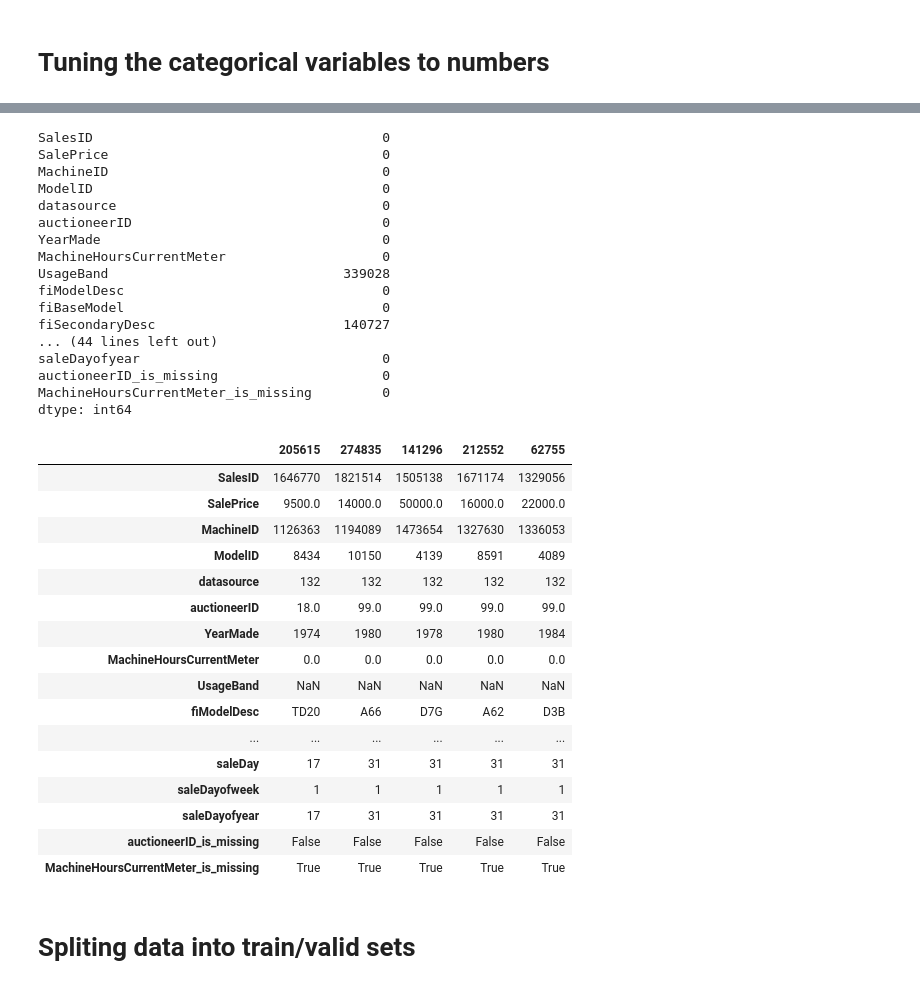
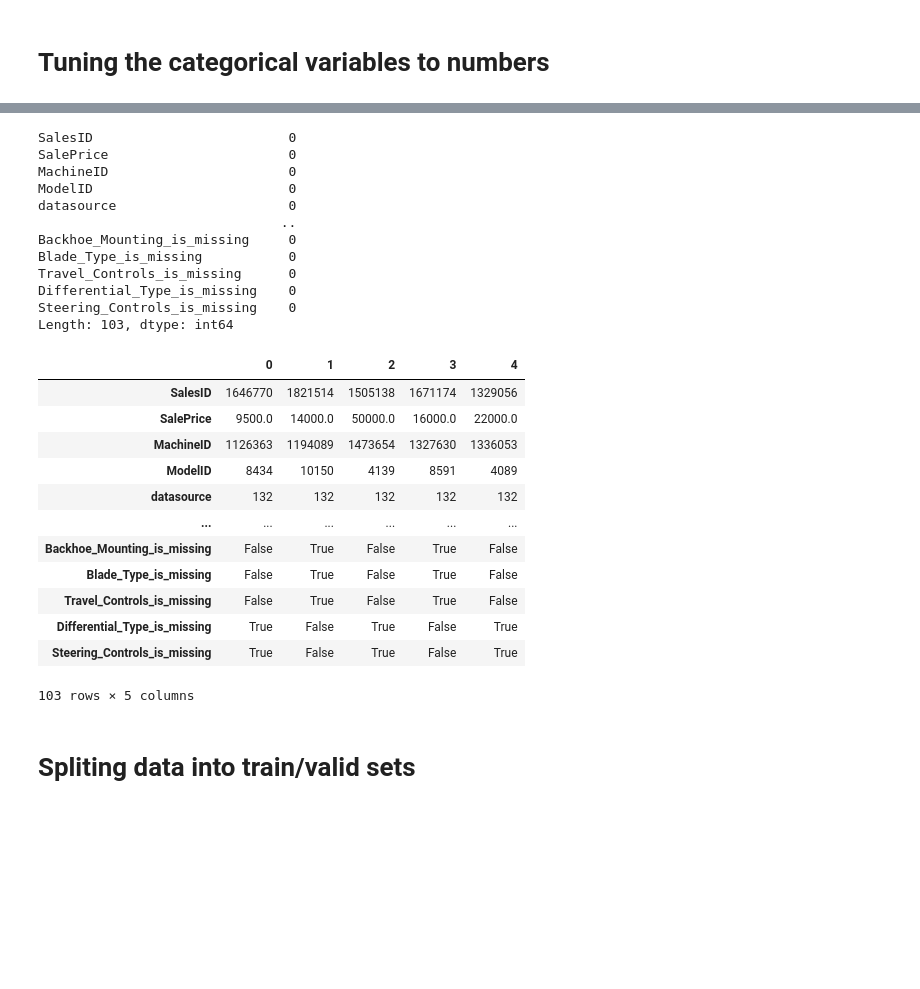
Before and after one commit to dilqvl62/Bulldozer_price_prediction, a Jupyter notebook: Bulldozers-price.ipynb, the cells around one changed output, grey strips where cells are left out. Saved outputs shown, nothing was run; the diff lists cells and outputs as text; code cells hidden in the pictures; blank space fills up the shorter version.

```diff
--- a/Bulldozers-price.ipynb
+++ b/Bulldozers-price.ipynb
@@ -443,15 +445,15 @@ MachineHoursCurrentMeter
 # %%
 # Fill numeric rows with the median
-for label, content in Bulldozers_df_tmp.items():
+for label, content in Bull_tmp.items():
     if pd.api.types.is_numeric_dtype(content):
         if pd.isnull(content).sum():
             # Add a binary column which tells if the data was missing our not
-            Bulldozers_df_tmp[label+"_is_missing"] = pd.isnull(content)
+            Bull_tmp[label+"_is_missing"] = pd.isnull(content)
             # Fill missing numeric values with median since it's more robust than the mean
-            Bulldozers_df_tmp[label] = content.fillna(content.median())
+            Bull_tmp[label] = content.fillna(content.median())
 # %%
 # Check if there's any null values
-for label, content in Bulldozers_df_tmp.items():
+for label, content in Bull_tmp.items():
     if pd.api.types.is_numeric_dtype(content):
         if pd.isnull(content).sum():
             print(label)
@@ -466,7 +468,7 @@ Name: auctioneerID_is_missing, dtype: int64
 # Tuning the categorical variables to numbers
 # %%
 # Check columns which *aren't* numeric
-for label, content in Bulldozers_df.items():
+for label, content in Bull_tmp.items():
     if not pd.api.types.is_numeric_dtype(content):
         print(label)
 # %% [output]
@@ -489,11 +491,11 @@ Differential_Type
 Steering_Controls
 # %%
 # Turn categorical variables into numbers
-for label, content in Bulldozers_df_tmp.items():
+for label, content in Bull_tmp.items():
     # Check columns which *aren't* numeric
     if not pd.api.types.is_numeric_dtype(content):
         # Add binary column to inidicate whether sample had missing value
-        Bulldozers_df[label+"_is_missing"] = pd.isnull(content)
+        Bull_tmp[label+"_is_missing"] = pd.isnull(content)
         # We add the +1 because pandas encodes missing categories as -1
-        Bulldozers_df[label] = pd.Categorical(content).codes+1
+        Bull_tmp[label] = pd.Categorical(content).codes+1
 # %%
@@ -519,43 +509,34 @@ memory usage: 64.0 MB
 # %%
-Bulldozers_df_tmp.isna().sum()
+Bull_tmp.isna().sum()
 # %% [output]
-SalesID                                     0
-SalePrice                                   0
-MachineID                                   0
-ModelID                                     0
-datasource                                  0
-auctioneerID                                0
-YearMade                                    0
-MachineHoursCurrentMeter                    0
-UsageBand                              339028
-fiModelDesc                                 0
-fiBaseModel                                 0
-fiSecondaryDesc                        140727
-... (44 lines left out)
-saleDayofyear                               0
-auctioneerID_is_missing                     0
-MachineHoursCurrentMeter_is_missing         0
-dtype: int64
+SalesID                         0
+SalePrice                       0
+MachineID                       0
+ModelID                         0
+datasource                      0
+                               ..
+Backhoe_Mounting_is_missing     0
+Blade_Type_is_missing           0
+Travel_Controls_is_missing      0
+Differential_Type_is_missing    0
+Steering_Controls_is_missing    0
+Length: 103, dtype: int64
 # %%
-Bulldozers_df_tmp.head().T
+Bull_tmp.head().T
 # %% [output]
-|  | 205615 | 274835 | 141296 | 212552 | 62755 |
+|  | 0 | 1 | 2 | 3 | 4 |
 | SalesID | 1646770 | 1821514 | 1505138 | 1671174 | 1329056 |
 | SalePrice | 9500.0 | 14000.0 | 50000.0 | 16000.0 | 22000.0 |
 | MachineID | 1126363 | 1194089 | 1473654 | 1327630 | 1336053 |
 | ModelID | 8434 | 10150 | 4139 | 8591 | 4089 |
 | datasource | 132 | 132 | 132 | 132 | 132 |
-| auctioneerID | 18.0 | 99.0 | 99.0 | 99.0 | 99.0 |
-| YearMade | 1974 | 1980 | 1978 | 1980 | 1984 |
-| MachineHoursCurrentMeter | 0.0 | 0.0 | 0.0 | 0.0 | 0.0 |
-| UsageBand | NaN | NaN | NaN | NaN | NaN |
-| fiModelDesc | TD20 | A66 | D7G | A62 | D3B |
 | ... | ... | ... | ... | ... | ... |
-| saleDay | 17 | 31 | 31 | 31 | 31 |
-| saleDayofweek | 1 | 1 | 1 | 1 | 1 |
-| saleDayofyear | 17 | 31 | 31 | 31 | 31 |
-| auctioneerID_is_missing | False | False | False | False | False |
-| MachineHoursCurrentMeter_is_missing | True | True | True | True | True |
+| Backhoe_Mounting_is_missing | False | True | False | True | False |
+| Blade_Type_is_missing | False | True | False | True | False |
+| Travel_Controls_is_missing | False | True | False | True | False |
+| Differential_Type_is_missing | True | False | True | False | True |
+| Steering_Controls_is_missing | True | False | True | False | True |
+103 rows × 5 columns
 # %% [markdown]
 # Spliting data into train/valid sets
 # %%
```
Also changed, not shown: parts of 28 cells of this notebook.
